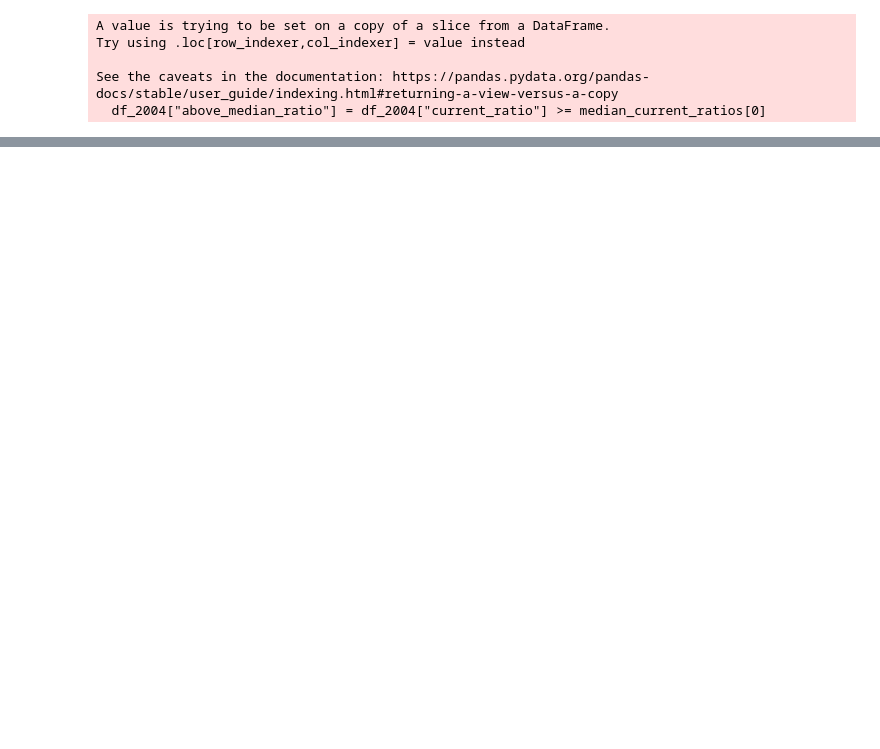
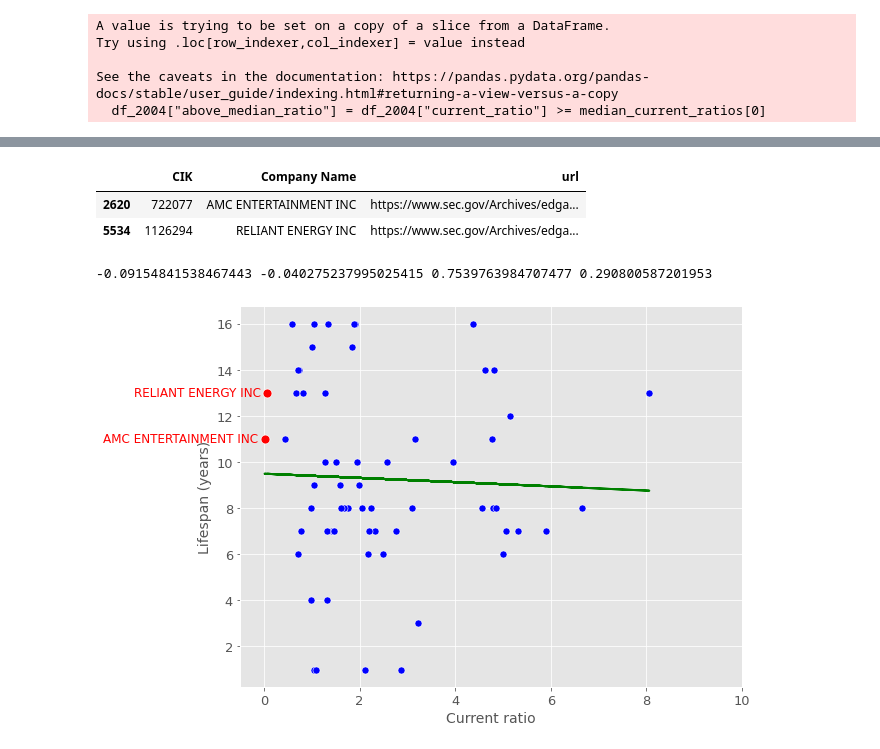
Before and after one commit to mpolch/datachallenge, a Jupyter notebook: notebooks/afeb_analyze_scraped_data.ipynb, the cells around one changed output, grey strips where cells are left out. Cells and saved outputs as stored; diff of their text form; code cells hidden in the pictures; blank space fills up the shorter version.

```diff
--- a/notebooks/afeb_analyze_scraped_data.ipynb
+++ b/notebooks/afeb_analyze_scraped_data.ipynb
@@ -487,0 +515,74 @@ df_2004.loc[
+# %%
+df_2004_anom_max = df_2004[
+    (df_2004["current_ratio"] < 0.2) & (df_2004["duration"] > 10.2)
+]
+df_2004_anom_max[["CIK", "Company Name", "url"]].head()
+# %% [output]
+|  | CIK | Company Name | url |
+| 2620 | 722077 | AMC ENTERTAINMENT INC | https://www.sec.gov/Archives/edga... |
+| 5534 | 1126294 | RELIANT ENERGY INC | https://www.sec.gov/Archives/edga... |
+# %%
+import scipy as sc
+
+most_anomalous_ciks = df_2004_anom_max.loc[df_2004_anom_max["fiscal_year"] == 2004, :]
+low_duration_high_ratio = df_2004[
+    (df_2004["current_ratio"] > 8)
+    & (df_2004["duration"] < 6)
+    & (df_2004["fiscal_year"] == 2004)
+]
+
+# regression line
+x = df_2004.loc[df_2004["current_ratio"] < 10, "current_ratio"].values
+y = df_2004.loc[df_2004["current_ratio"] < 10, "duration_from_2004"].values
+slope, intercept, r_value, p_value, std_err = sc.stats.linregress(x, y)
+print(slope, r_value, p_value, std_err)
+y_regression = slope * x + intercept
+
+fig, ax = plt.subplots(figsize=(9, 7))
+sns.scatterplot(
+    data=df_2004,
+    x="current_ratio",
+    y="duration_from_2004",
+    #     size=np.log(df_2004["total_current_assets"]),
+    color="blue",
+    legend=False,
+    ax=ax,
+    s=50,
+)
+ax.plot(x, y_regression, color="green", linewidth=2)
+sns.scatterplot(
+    data=most_anomalous_ciks,
+    x="current_ratio",
+    y="duration_from_2004",
+    #     size=np.log(most_anomalous_ciks["total_current_assets"]),
+    color="red",
+    ax=ax,
+    legend=False,
+    s=80,
+)
+sns.scatterplot(
+    data=low_duration_high_ratio,
+    x="current_ratio",
+    y="duration_from_2004",
+    #     size=np.log(most_anomalous_ciks["total_current_assets"]),
+    color="red",
+    ax=ax,
+    legend=False,
+    s=80,
+)
+for index, row in most_anomalous_ciks.iterrows():
+    ax.text(
+        row["current_ratio"] - 0.13,
+        row["duration_from_2004"],
+        row["Company Name"],
+        ha="right",
+        va="center",
+        fontsize=12,
+        color="red",
+    )
+ax.set_xlim([-0.5, 10])
+ax.set(xlabel="Current ratio", ylabel="Lifespan (years)")
+plt.show()
+# %% [output]
+-0.09154841538467443 -0.040275237995025415 0.7539763984707477 0.290800587201953
+[figure, added]
```
Also changed, not shown: parts of 23 cells of this notebook, 12 other files.
